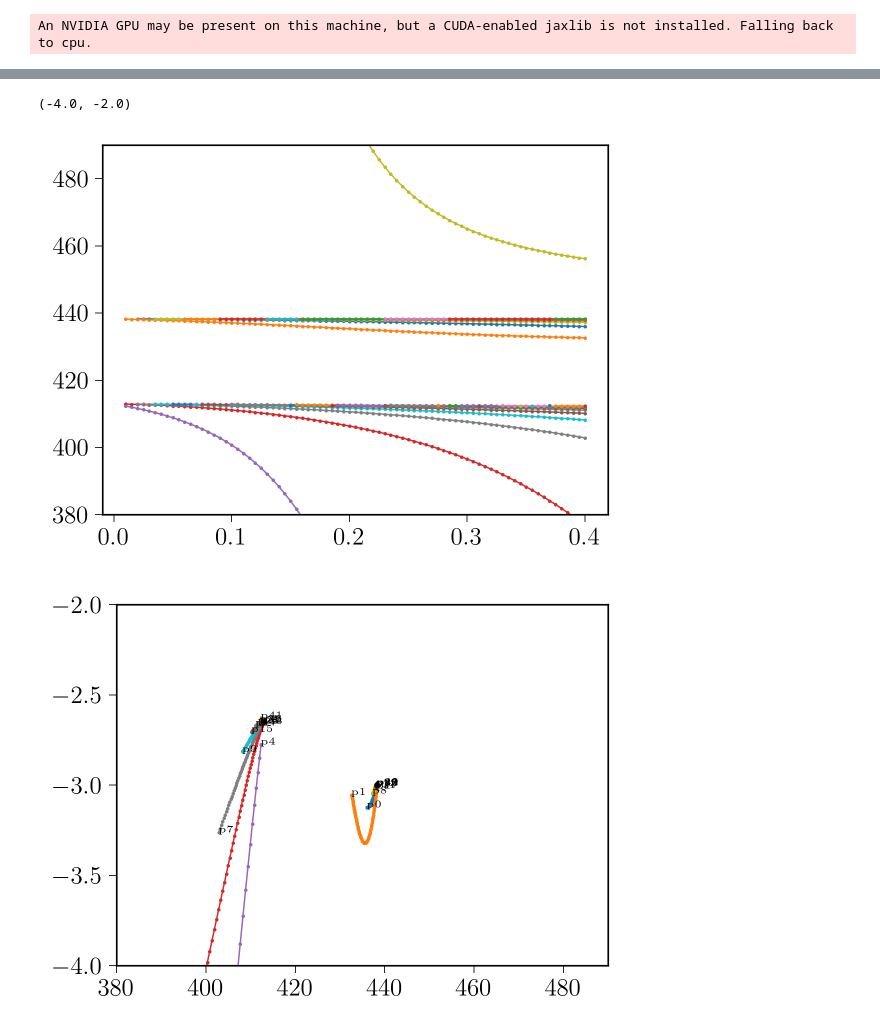
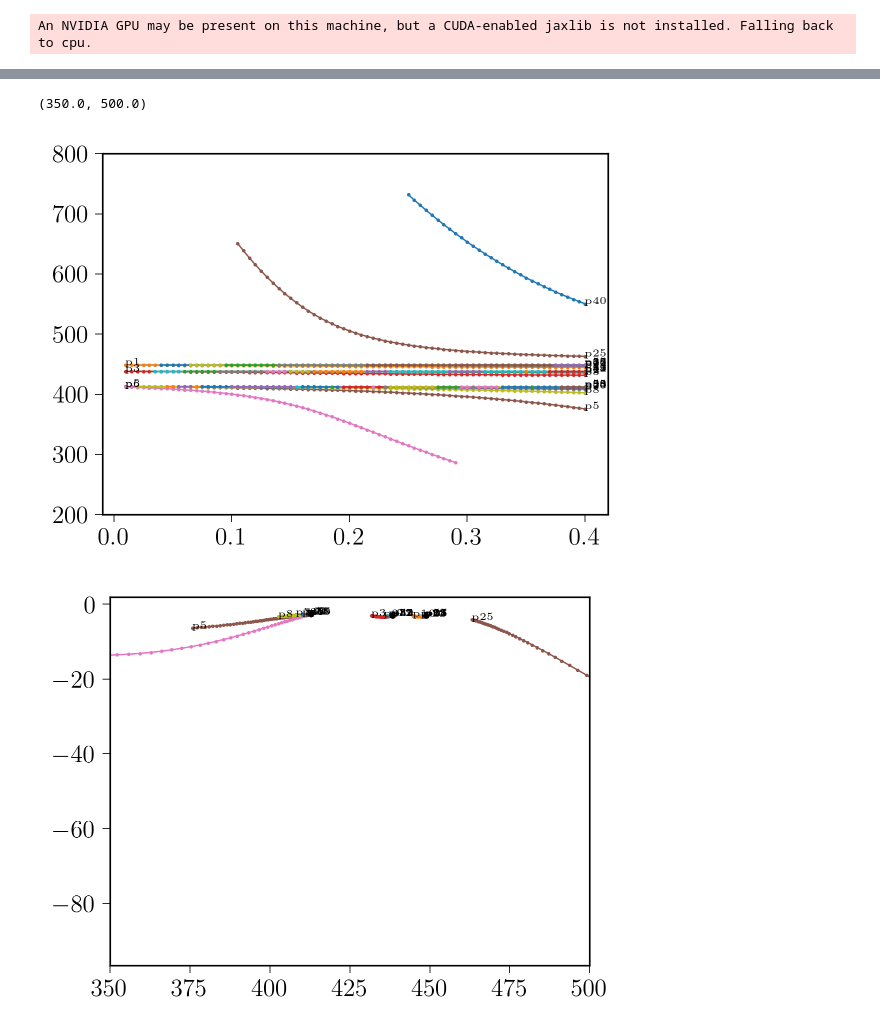
Before and after one commit to jan-david-fischbach/agsurmof, a Jupyter notebook: notebooks/plot_subdivide_results.ipynb, the cells around one changed output, grey strips where cells are left out. Saved outputs shown, nothing was run; the diff lists cells and outputs as text; code cells hidden in the pictures.

Commit message:
solve general inverse eigenproblem (JC)

```diff
--- a/notebooks/plot_subdivide_results.ipynb
+++ b/notebooks/plot_subdivide_results.ipynb
@@ -14,5 +14,7 @@ freq_range = (380, 490)
 mm = 0.1/2.54
 # %%
+osc=1
+damping=1
 # fnames = [
 #     "out/subdivide_smat_1pole.pkl",
 #     "out/small_d_smat_1pole.pkl"
@@ -30,9 +32,7 @@ mm = 0.1/2.54
 # name = "large_sweep_3pole"
 # fig_width = 190*mm
 
-osc=1#0.1
-damping=1
-npoles = 2
+npoles = 3
 fnames = [
     f"fine_{npoles}pole_{osc}osc_{damping}damping.pkl",
 ]
@@ -66,7 +71,7 @@ material_poles = np.sqrt(omega0**2-1/4*gamma**2) - 1j*gamma/2
 # %%
 fig, axs = plt.subplots(2, 1, sharex=True, figsize=(90*mm,50*mm), constrained_layout=True)
 plt.sca(axs[0])
-w_r = np.linspace(380, 490, 300)
+w_r = np.linspace(200, 800, 300)
 #w_i = np.linspace(-3.7, -2.5, 100)
 w_i = np.linspace(-50, 1, 100)
 #w_i = np.linspace(-600, 1, 100)
@@ -91,7 +96,6 @@ for color, p, r in zip(colors, poles, residues):
     plt.scatter(p.real*to_THz, p.imag*to_THz, color=color)#, s=np.sqrt(np.abs(r))*100)
 
 plt.ylabel("$\Im\{f\}$ [THz]")
-plt.savefig("pole_movement.png", dpi=600)
 
 plt.fill_between(w_r, 0, 1, hatch="\\\\\\", where=eps_r.real<0, color="none", edgecolor="k", transform=plt.gca().get_xaxis_transform(), lw=0.5)
 
@@ -116,15 +119,0 @@ plt.savefig(f"{name}_movement.pdf")
-# %%
-figsize=(90*mm,50*mm)
-for t, p, r in zip(thickness, poles, residues):
-    if p.size:
-        plt.scatter(np.real(p)*to_THz, [1/t]*len(p), color="k", marker=".",
-                alpha=np.clip(10*np.sqrt(np.abs(r)), 0, 1))
-
-for line in lines:
-    plt.axvline(line)
-
-plt.ylim(0, 8)
-plt.xlabel("$\Re\{f\}$ [Hz]")
-plt.ylabel("1/Thickness [$\mu m^{-1}$]")
-plt.xlim(freq_range)
-plt.savefig("poles_inverse_thickness.pdf")
@@ -133,12 +119,0 @@ plt.savefig("poles_inverse_thickness.pdf")
-# %%
-for t, p, r in zip(thickness, poles, residues):
-    if p.size:
-        plt.scatter(np.real(p)*to_THz, [t]*len(p), color="k", marker="x", alpha=np.clip(10*np.sqrt(np.abs(r)), 0, 1))
-
-for line in lines:
-    plt.axvline(line)
-
-plt.xlabel("$\Re\{f\}$ [Hz]")
-plt.xlim(freq_range)
-plt.ylabel("Thickness [$\mu m$]")
-plt.savefig("poles_vs_thickness.pdf")
@@ -191,19 +191,22 @@ poles_tracked_filtered = poles_tracked.copy()
 poles_tracked_filtered[np.abs(residues_tracked)<1e-5] = np.nan
 # %%
 _ = plt.plot(thickness, poles_tracked_filtered.real*to_THz, ".-")
+for i, ptf in enumerate(poles_tracked_filtered.T*to_THz):
+    plt.annotate(f"p{i}", (thickness[0],ptf.real[0]), fontsize=5)
+    plt.annotate(f"p{i}", (thickness[-1],ptf.real[-1]),fontsize=5)
 plt.ylim(min(w_r), max(w_r))
 plt.figure()
 
 plt.plot(poles_tracked_filtered.real*to_THz, poles_tracked_filtered.imag*to_THz, ".-")
 for i, ptf in enumerate(poles_tracked_filtered.T*to_THz):
     plt.annotate(f"p{i}", (ptf.real[0] , ptf.imag[0]), fontsize=5)
     plt.annotate(f"p{i}", (ptf.real[-1], ptf.imag[-1]),fontsize=5)
 
 plt.scatter(material_poles.real/(2*np.pi), material_poles.imag/(2*np.pi), color="k", zorder=5)
 
-plt.xlim(freq_range)
-plt.ylim((-4, -2))
+plt.xlim(350, 500)
+#plt.ylim((-8, -2))
 # %% [output]
-(-4.0, -2.0)
+(350.0, 500.0)
-[figure, old version]
+[figure, new version]
-[figure, old version]
+[figure, new version]
```
Also changed, not shown: parts of 12 cells of this notebook, 11 other files.
